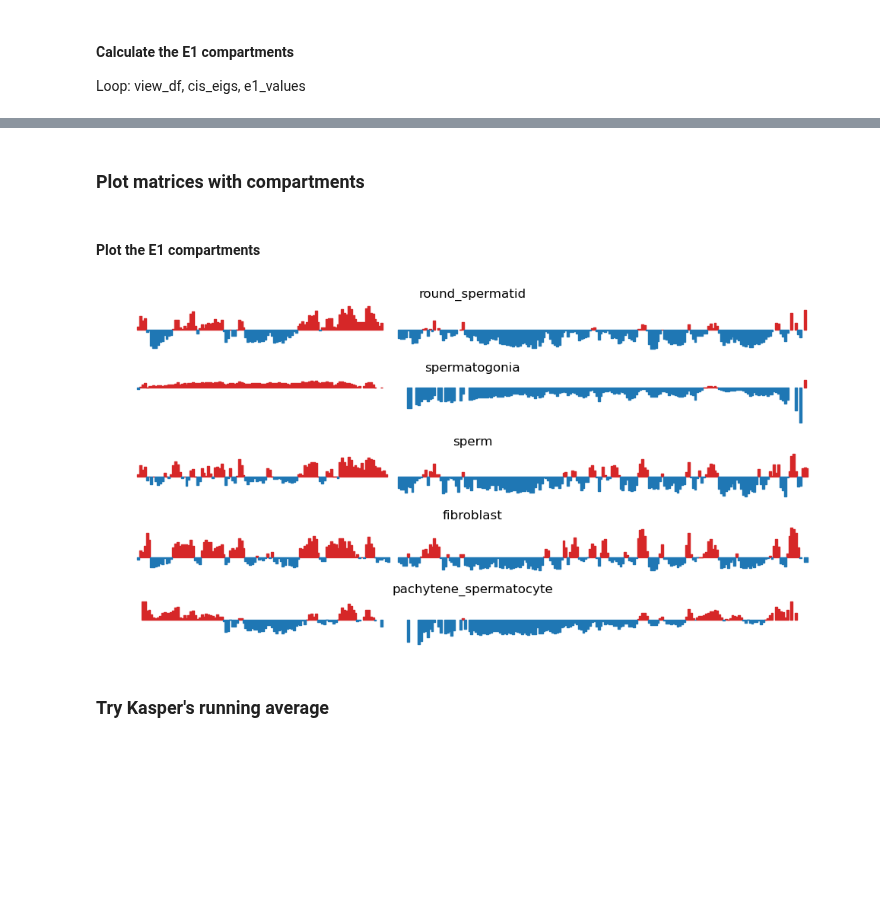
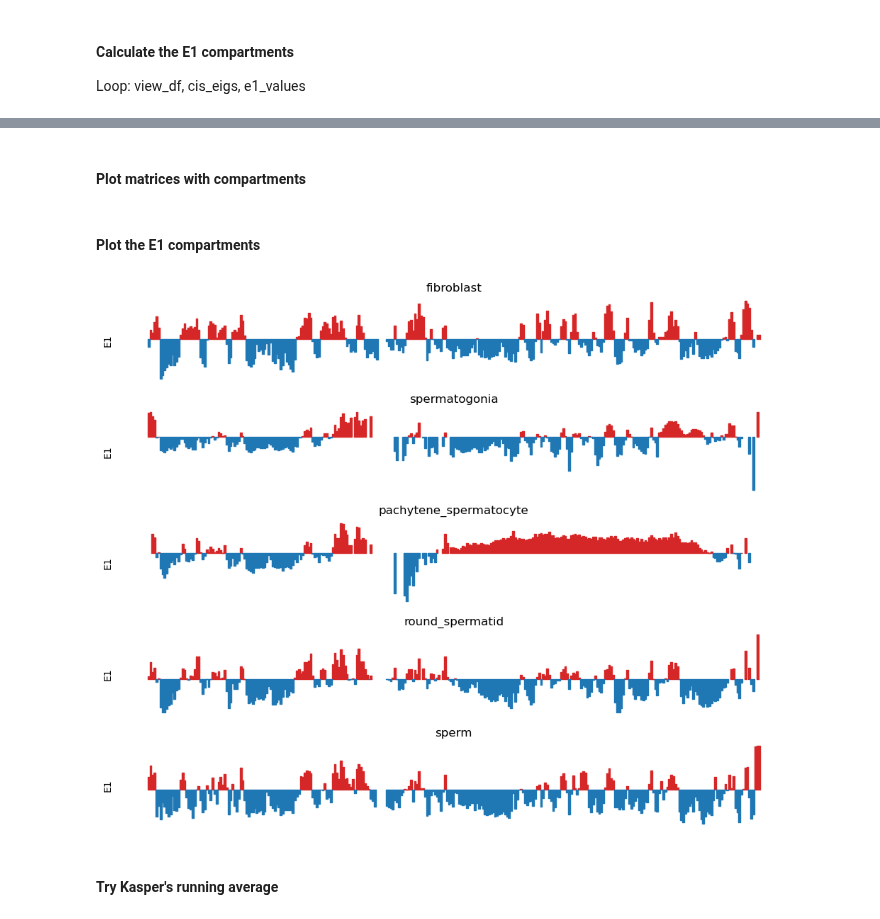
Before and after one commit to munch-group/hic-spermatogenesis, a Jupyter notebook: notebooks/03_compartments.ipynb, the cells around one changed output, grey strips where cells are left out. Cells and saved outputs as stored; diff of their text form; code cells hidden in the pictures; blank space fills up the shorter version.

Commit message:
Calculated eigenvalues per chromosome-arm. Looks better

```diff
--- a/notebooks/03_compartments.ipynb
+++ b/notebooks/03_compartments.ipynb
@@ -571,5 +589,9 @@ mcools = glob.glob("../steps/bwa/PE/cool/*/*.mcool")
 res = "::resolutions/500000"
 
 clrs = {op.basename(op.dirname(mcool)): cooler.Cooler(mcool+res) for mcool in mcools}
+
+chron_order = ['fibroblast', 'spermatogonia', 'pachytene_spermatocyte', 'round_spermatid', 'sperm']
+
+clrs = {key: clrs[key] for key in chron_order}
 clrs
 # %% [output]
@@ -624,17 +646,18 @@ Loop: view_df, cis_eigs, e1_values
 
 import cooltools
 
+eigs = {}
 e1_values = {}
 
-clrs['fibroblast'].chromsizes['chrX']
+chrX_size = clrs['fibroblast'].chromsizes['chrX']
 
 view_df = pd.DataFrame(
     {
-    'chrom': 'chrX',
-    'start': 0,
-    'end': clrs['fibroblast'].chromsizes['chrX'],
-    'name': 'chrX'
-    }, index=[0]
+    'chrom': ['chrX','chrX'],
+    'start': [0, 60_000_001],
+    'end': [60_000_000, chrX_size],
+    'name': ['X_short', 'X_long']
+    }, index=[0,1]
                       )
 
 for name, clr in clrs.items():
@@ -645,6 +668,9 @@ for name, clr in clrs.items():
                         view_df=view_df,
                         n_eigs=3,
                         )
+    eigs[name] = cis_eigs[1]
     e1_track = cis_eigs[1][['chrom','start','end','E1']]
     e1_values[name] = e1_track['E1'].values
+
+eigs
 # %% [output]
@@ -659,6 +703,17 @@ import numpy as np
 
 # Check the number of NaN values in the E1 column and create a DataFrame
 nan_counts = {k: {'length': len(v), 'NaNs': np.isnan(v).sum()} for k, v in e1_values.items()}
-nan_counts_df = pd.DataFrame.from_dict(nan_counts, orient='index')
-print(nan_counts_df)
+display(pd.DataFrame.from_dict(nan_counts, orient='index'))
+
+# Locate the NaN values (histogram)
+import matplotlib.pyplot as plt
+
+f, ax = plt.subplots(1, 5, figsize=(20,2))
+for i, (name, track) in enumerate(eigs.items()):
+    e1 = track['E1'].values
+    # Locate NaN values
+    e1_nan = np.where(np.isnan(e1))
+    print(e1_nan)
+    ax[i].hist(e1_nan, bins=100)
+    ax[i].set_title(name)
 # %% [output]
@@ -671,5 +737,5 @@ pachytene_spermatocyte     307    34
 # %% [markdown]
-### Plot matrices with compartments
+#### Plot matrices with compartments
 # %% [markdown]
 #### Plot the E1 compartments
 # %%
@@ -679,37 +745,38 @@ pachytene_spermatocyte     307    34
 import matplotlib.pyplot as plt
 import numpy as np
 from matplotlib.colors import LogNorm
 from mpl_toolkits.axes_grid1 import make_axes_locatable
 
 chrom_start = e1_track['start'].values
 chrom_end = e1_track['end'].values-1
 
-f, axs = plt.subplots(5, 1, figsize=(10, 5), sharex=True)
+f, axs = plt.subplots(5, 1, figsize=(10, 8), sharex=True)
 
 for i, (name, e1) in enumerate(e1_values.items()):
     ax = axs[i]
     ax.set_title(name)
 
     # Create stairs
     x = np.zeros(2*chrom_start.size)
     y = np.zeros(2*chrom_start.size)
     x[0::2] = chrom_start
     x[1::2] = chrom_end
     y[0::2] = e1
     y[1::2] = e1
 
     ax.fill_between(x, y, 0, where=(y > 0), color='tab:red')
     ax.fill_between(x, y, 0, where=(y < 0), color='tab:blue')
 
     ax.set_xticks([])
     ax.set_yticks([])
+    ax.set_ylabel("E1")
     ax.spines[:].set_visible(False)
 
 plt.tight_layout()
 # %% [output]
-[figure, old version]
+[figure, new version]
 # %% [markdown]
-### Try Kasper's running average
+#### Try Kasper's running average
 # %%
 #| label: e1-fullmerged-all-500kb-running-avg
 #| fig-cap: "E1 eigenvector values for all merged samples at 500kb resolution with running average."
```
Also changed, not shown: parts of 8 cells of this notebook.
